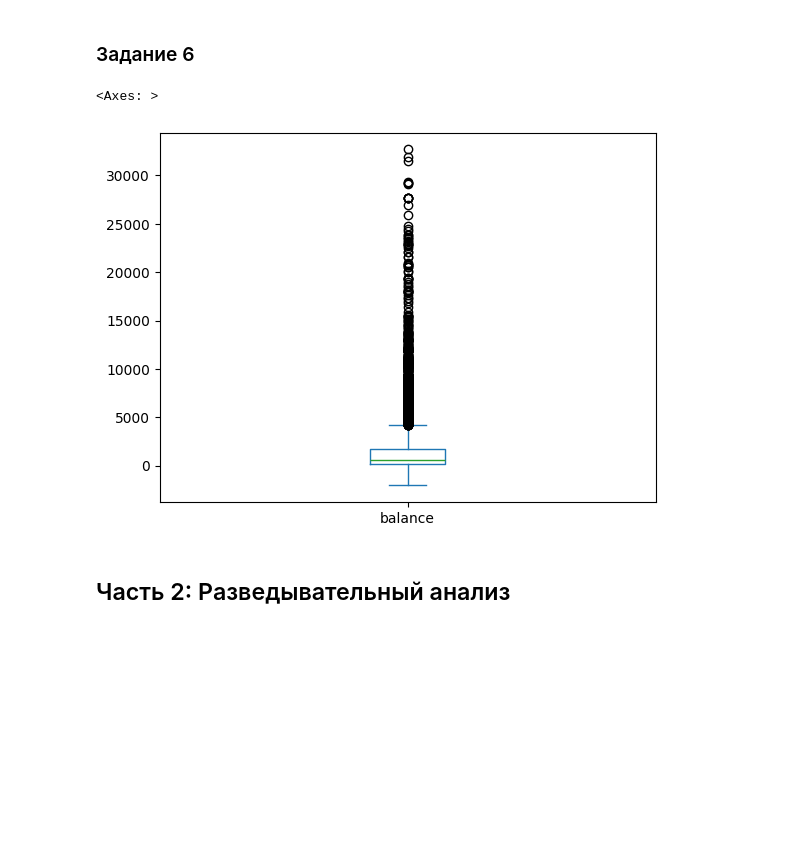
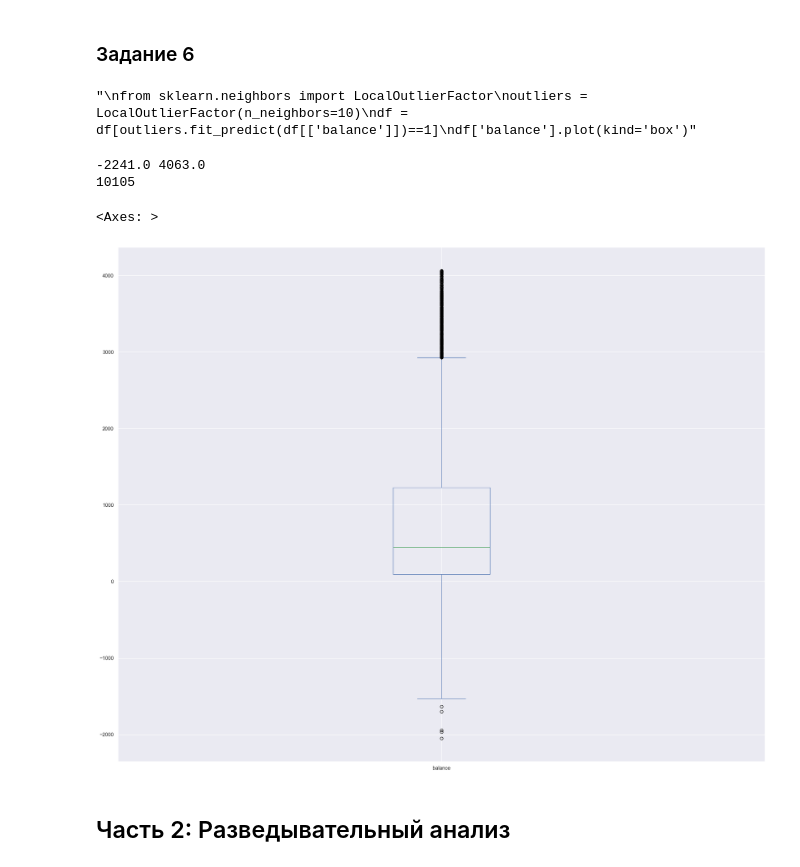
Before and after one commit to Dennniskoo/data_science, a Jupyter notebook: Project_4/Project_4_ML.ipynb, the cells around one changed output. Cells and saved outputs as stored; diff of their text form; code cells hidden in the pictures; blank space fills up the shorter version.

```diff
--- a/Project_4/Project_4_ML.ipynb
+++ b/Project_4/Project_4_ML.ipynb
@@ -107,20 +108,40 @@ df['balance'].loc[na_mask] = nan_fill.predict(X.loc[na_mask]) '''
 # %%
 # обработайте пропуски в категориальных признаках: job и education, заменив их на модальные значения
 # ваш код
-df['job'][df['job']=='unknown'] = df['job'].mode()
-df['education'][df['education']=='unknown'] = df['education'].mode()
+df['job'][df['job']=='unknown'] = df['job'].mode()[0]
+df['education'][df['education']=='unknown'] = df['education'].mode()[0]
 # %% [markdown]
 ### Задание 6
 # %%
 # удалите все выбросы для признака balance
 # ваш код
+'''
 from sklearn.neighbors import LocalOutlierFactor
 outliers = LocalOutlierFactor(n_neighbors=10)
 df = df[outliers.fit_predict(df[['balance']])==1]
-df['balance'].plot(kind='box')
+df['balance'].plot(kind='box')'''
 # %% [output]
-<Axes: >
+"\nfrom sklearn.neighbors import LocalOutlierFactor\noutliers = LocalOutlierFactor(n_neighbors=10)\ndf = df[outliers.fit_predict(df[['balance']])==1]\ndf['balance'].plot(kind='box')"
-[figure, removed]
+# %%
+def outliers_iqr(data, feature):
+    x = data[feature]
+    quartile_1, quartile_3 = x.quantile(0.25), x.quantile(0.75),
+    iqr = quartile_3 - quartile_1
+    lower_bound = quartile_1 - (iqr * 1.5)
+    upper_bound = quartile_3 + (iqr * 1.5)
+    print(lower_bound, upper_bound)
+    outliers = data[(x < lower_bound) | (x > upper_bound)]
+    cleaned = data[(x >= lower_bound) & (x <= upper_bound)]
+    return outliers, cleaned
+# %%
+outliers, df = outliers_iqr(df, 'balance')
+print(len(df))
+df['balance'].plot(kind='box')
+# %% [output]
+-2241.0 4063.0
+10105
+<Axes: >
+[figure, added]
 # %% [markdown]
 ## Часть 2:  Разведывательный анализ
 # %% [markdown]
```
Also changed, not shown: parts of 51 cells of this notebook.
